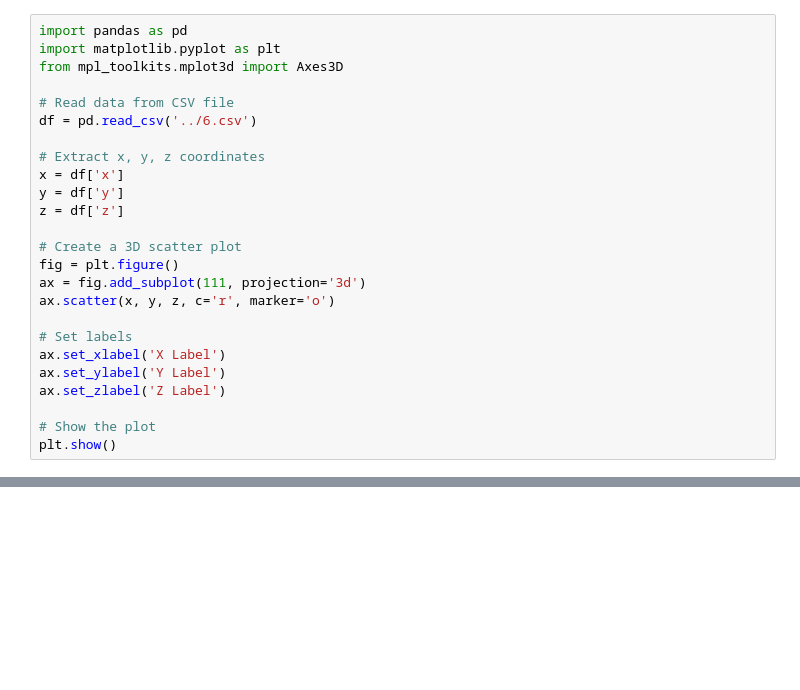
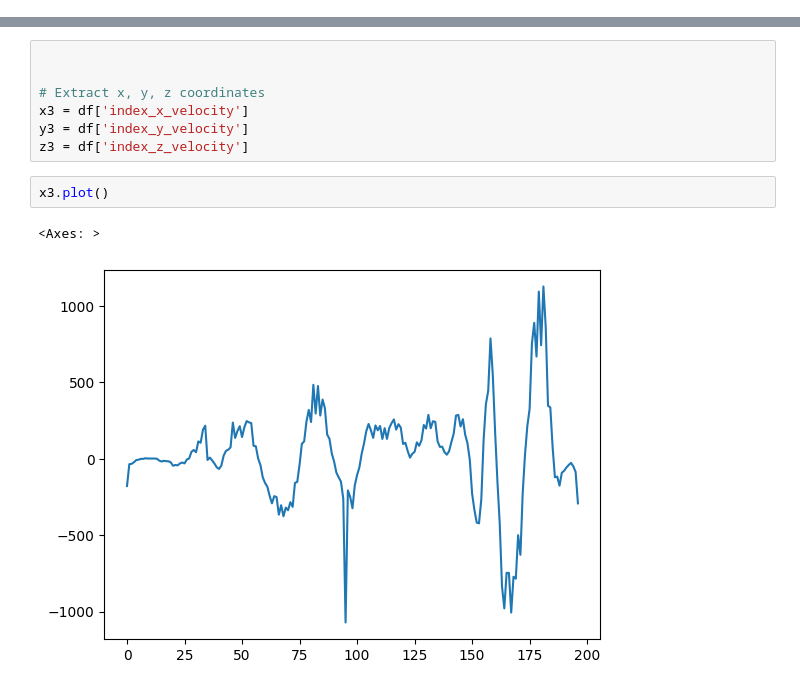
Before and after one commit to Air-Signature/Leap_Python, a Jupyter notebook: examples/test.ipynb, the cells around one changed output, grey strips where cells are left out. Cells and saved outputs as stored; diff of their text form; blank space fills up the shorter version.

```diff
--- a/examples/test.ipynb
+++ b/examples/test.ipynb
@@ -189,25 +97,0 @@ plt.show()
-# %%
-import pandas as pd
-import matplotlib.pyplot as plt
-from mpl_toolkits.mplot3d import Axes3D
-
-# Read data from CSV file
-df = pd.read_csv('../6.csv')
-
-# Extract x, y, z coordinates
-x = df['x']
-y = df['y']
-z = df['z']
-
-# Create a 3D scatter plot
-fig = plt.figure()
-ax = fig.add_subplot(111, projection='3d')
-ax.scatter(x, y, z, c='r', marker='o')
-
-# Set labels
-ax.set_xlabel('X Label')
-ax.set_ylabel('Y Label')
-ax.set_zlabel('Z Label')
-
-# Show the plot
-plt.show()
@@ -264,0 +98,12 @@ plt.show()
+# %%
+
+
+# Extract x, y, z coordinates
+x3 = df['index_x_velocity']
+y3 = df['index_y_velocity']
+z3 = df['index_z_velocity']
+# %%
+x3.plot()
+# %% [output]
+<Axes: >
+[figure, added]
```
Also changed, not shown: parts of 14 cells of this notebook, 7 other files.
